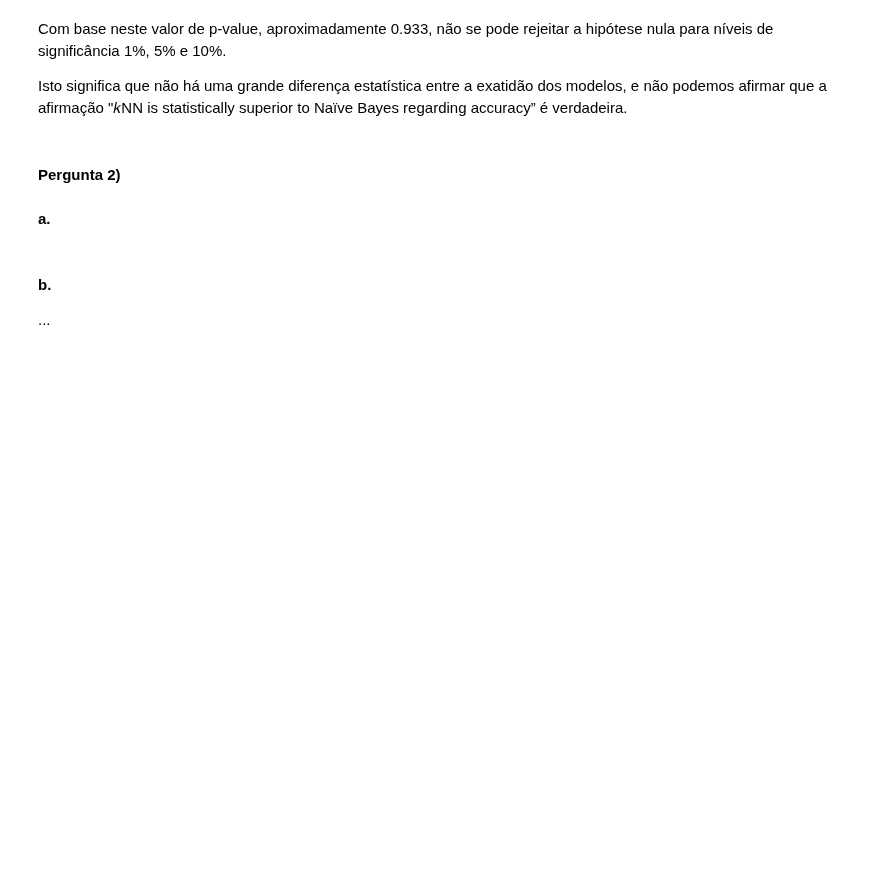
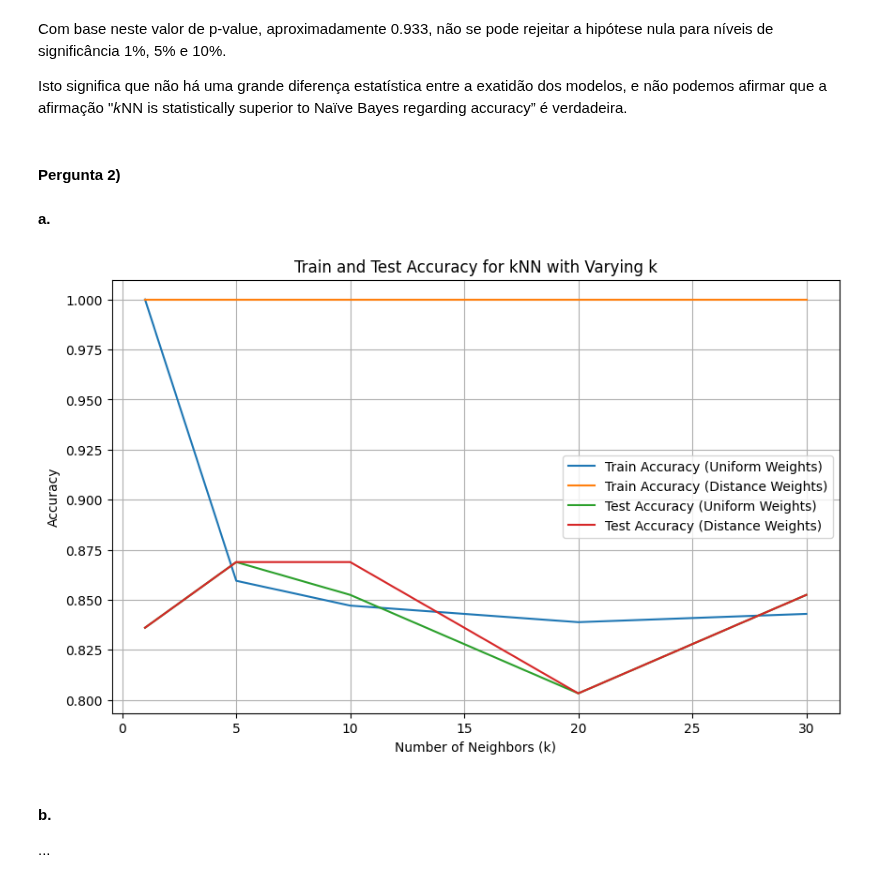
Before and after one commit to leocfig/Apren-24-25, a Jupyter notebook: HW2/G041.ipynb, the cells around one changed output. Drawn from its saved outputs; the diff is of its cells as text; code cells hidden in the pictures; blank space fills up the shorter version.

```diff
--- a/HW2/G041.ipynb
+++ b/HW2/G041.ipynb
@@ -112,6 +112,76 @@ Isto significa que não há uma grande diferença estatística entre a exatidão
 # %% [markdown]
 #### Pergunta 2)
 #### a.
+# %%
+from sklearn.preprocessing import StandardScaler
+from sklearn.model_selection import train_test_split
+from sklearn.metrics import accuracy_score
+import pandas as pd
+
+# Loading the dataset
+df = pd.read_csv('heart-disease.csv')
+
+# Separating features from target
+X = df.drop(columns='target')
+y = df['target']
+
+# Stratified 80-20 training-testing split
+X_train, X_test, y_train, y_test = train_test_split(X, y, train_size=0.8)
+
+# Scale the training and test data
+scaler = StandardScaler()
+X_train_scaled = scaler.fit_transform(X_train)
+X_test_scaled = scaler.transform(X_test)
+
+k_values = [1, 5, 10, 20, 30]
+
+train_accs_uniform = []
+test_accs_uniform = []
+train_accs_distance = []
+test_accs_distance = []
+
+for k in k_values:
+    # Uniform weights
+    knn_uniform = KNeighborsClassifier(n_neighbors=k, weights='uniform')
+    knn_uniform.fit(X_train_scaled, y_train)
+
+    train_pred_uniform = knn_uniform.predict(X_train_scaled)
+    test_pred_uniform = knn_uniform.predict(X_test_scaled)
+
+    train_accs_uniform.append(accuracy_score(y_train, train_pred_uniform))
+    test_accs_uniform.append(accuracy_score(y_test, test_pred_uniform))
+
+
+    # Distance weights
+    knn_distance = KNeighborsClassifier(n_neighbors=k, weights='distance')
+    knn_distance.fit(X_train_scaled, y_train)
+
+    train_pred_distance = knn_distance.predict(X_train_scaled)
+    test_pred_distance = knn_distance.predict(X_test_scaled)
+
+    train_accs_distance.append(accuracy_score(y_train, train_pred_distance))
+    test_accs_distance.append(accuracy_score(y_test, test_pred_distance))
+
+
+# Plot the train an test accuracies for each model
+plt.figure(figsize=(10, 6))
+
+# Train accuracy
+plt.plot(k_values, train_accs_uniform, label='Train Accuracy (Uniform Weights)', marker='o')
+plt.plot(k_values, train_accs_distance, label='Train Accuracy (Distance Weights)', marker='o')
+
+# Test accuracy
+plt.plot(k_values, test_accs_uniform, label='Test Accuracy (Uniform Weights)', marker='o', linestyle='--')
+plt.plot(k_values, test_accs_distance, label='Test Accuracy (Distance Weights)', marker='o', linestyle='--')
+
+plt.xlabel('Number of Neighbors (k)')
+plt.ylabel('Accuracy')
+plt.title('Train and Test Accuracy for kNN with Varying k')
+plt.legend()
+plt.grid(True)
+plt.show()
+# %% [output]
+[figure, added]
 # %% [markdown]
 #### b.
 ...
```
